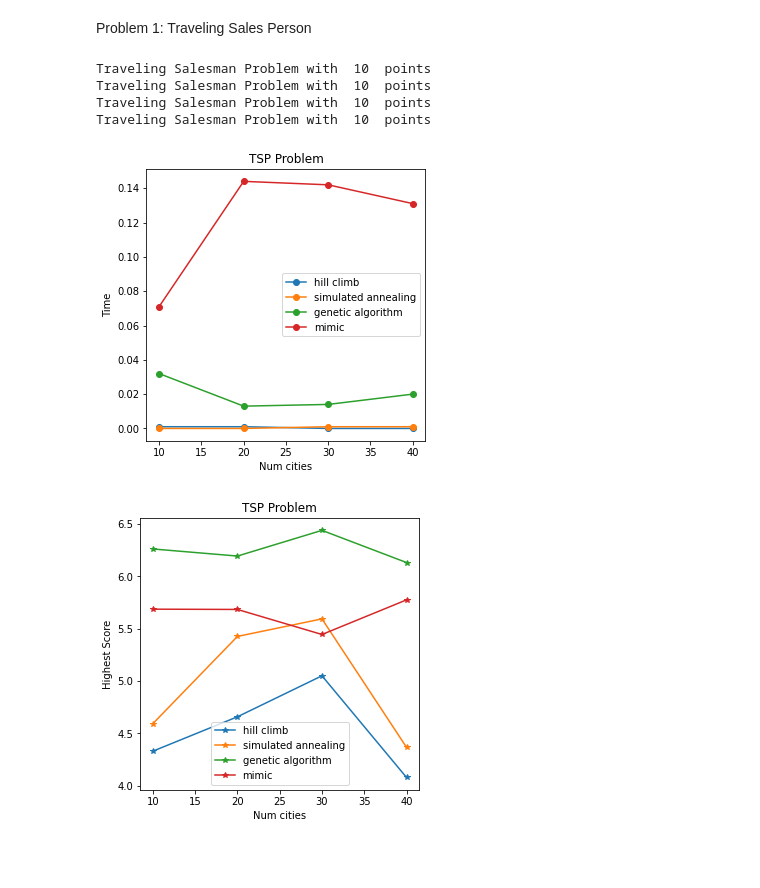
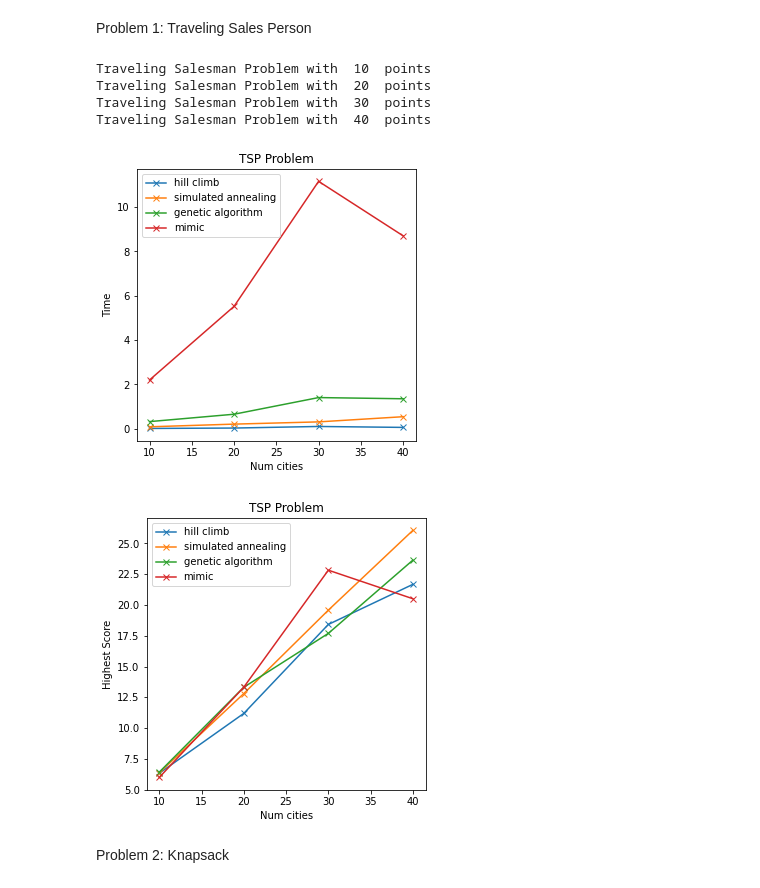
Before and after one commit to mgampe/randomizedOptimization, a Jupyter notebook: randomized_optimization_P2.ipynb, the cells around one changed output. Cells and saved outputs as stored; diff of their text form; code cells hidden in the pictures; blank space fills up the shorter version.

```diff
--- a/randomized_optimization_P2.ipynb
+++ b/randomized_optimization_P2.ipynb
@@ -396,7 +407,7 @@ NeuralNetwork(clip_max=5, hidden_nodes=[6, 6], learning_rate=0.001,
 # %% [markdown]
 Next, test RHC, GA, SA, and MIMIC on three known optimization problems using mlrose
 # %%
-def train_and_time(algo, times, scores):
+def testrun(algo, times, scores):
     start = time.time()
     state, top_score = algo()
     end = time.time()
@@ -406,54 +417,56 @@ def train_and_time(algo, times, scores):
 Problem 1:
 Traveling Sales Person
 # %%
-hill_times = []
-hill_scores = []
-anneal_times = []
-anneal_scores = []
-genetic_times = []
-genetic_scores = []
-mimic_times = []
-mimic_scores = []
+ga_hill_times = []
+ga_hill_scores = []
+ga_anneal_times = []
+ga_anneal_scores = []
+ga_genetic_times = []
+ga_genetic_scores = []
+ga_mimic_times = []
+ga_mimic_scores = []
 
 def tsp(points):
     dist = []
-    for x in range(num_points):
-        for y in range(num_points):
+    for x in range(points):
+        for y in range(points):
             if x!=y:
                 random.seed(x+y)
                 dist_list.append((x, y, random.uniform(0.0, 1.0)))
     fitness_dists = mlrose.TravellingSales(distances=dist_list)
-    tsp_problem = mlrose.TSPOpt(length=num_points, fitness_fn=fitness_dists, maximize=True)
+    tsp_problem = mlrose.TSPOpt(length=points, fitness_fn=fitness_dists, maximize=True)
 
-    print ("Traveling Salesman Problem with ", num_points, " points")
+    print ("Traveling Salesman Problem with ", points, " points")
 
-    train_and_time(lambda : mlrose.random_hill_climb(problem=tsp_problem, max_attempts=1),hill_times, hill_scores)
-    train_and_time(lambda : mlrose.simulated_annealing(problem=tsp_problem, max_attempts=1), anneal_times, anneal_scores)
-    train_and_time(lambda : mlrose.genetic_alg(pop_size = 30, problem=tsp_problem, max_attempts=1), genetic_times, genetic_scores)
-    train_and_time(lambda : mlrose.mimic(pop_size = 30, problem=tsp_problem, max_attempts=1), mimic_times, mimic_scores)
+    testrun(lambda : mlrose.random_hill_climb(problem=tsp_problem, max_attempts=5),ga_hill_times, ga_hill_scores)
+    testrun(lambda : mlrose.simulated_annealing(problem=tsp_problem, max_attempts=5), ga_anneal_times, ga_anneal_scores)
+    testrun(lambda : mlrose.genetic_alg(pop_size = 30, problem=tsp_problem, max_attempts=5), ga_genetic_times, ga_genetic_scores)
+    testrun(lambda : mlrose.mimic(pop_size = 30, problem=tsp_problem, max_attempts=5), ga_mimic_times, ga_mimic_scores)
 # %%
 point_range = range(10,50,10)
 for p in point_range:
     tsp(p)
 plt.rcParams["figure.figsize"] = (5,5)
 
-plt.plot(point_range,hill_times,'o-',point_range,anneal_times,'o-',point_range,genetic_times,'o-',point_range,mimic_times,'o-')
+plt.plot(point_range,ga_hill_times,'x-',point_range,ga_anneal_times,'x-',point_range,ga_genetic_times,'x-',point_range,ga_mimic_times,'x-')
 plt.title("TSP Problem")
 plt.xlabel("Num cities")
 plt.ylabel("Time")
 plt.legend(["hill climb", "simulated annealing","genetic algorithm","mimic"])
 plt.show()
 
-plt.plot(point_range,hill_scores,'*-',point_range,anneal_scores,'*-', point_range,genetic_scores,'*-',point_range,mimic_scores,'*-')
+plt.plot(point_range,ga_hill_scores,'x-',point_range,ga_anneal_scores,'x-', point_range,ga_genetic_scores,'x-',point_range,ga_mimic_scores,'x-')
 plt.title("TSP Problem")
 plt.xlabel("Num cities")
 plt.ylabel("Highest Score")
 plt.legend(["hill climb", "simulated annealing","genetic algorithm","mimic"])
 plt.show()
 # %% [output]
 Traveling Salesman Problem with  10  points
-Traveling Salesman Problem with  10  points
-Traveling Salesman Problem with  10  points
-Traveling Salesman Problem with  10  points
+Traveling Salesman Problem with  20  points
+Traveling Salesman Problem with  30  points
+Traveling Salesman Problem with  40  points
-[figure, old version]
+[figure, new version]
-[figure, old version]
+[figure, new version]
+# %% [markdown]
+Problem 2: Knapsack
```
Also changed, not shown: parts of 17 cells of this notebook.
